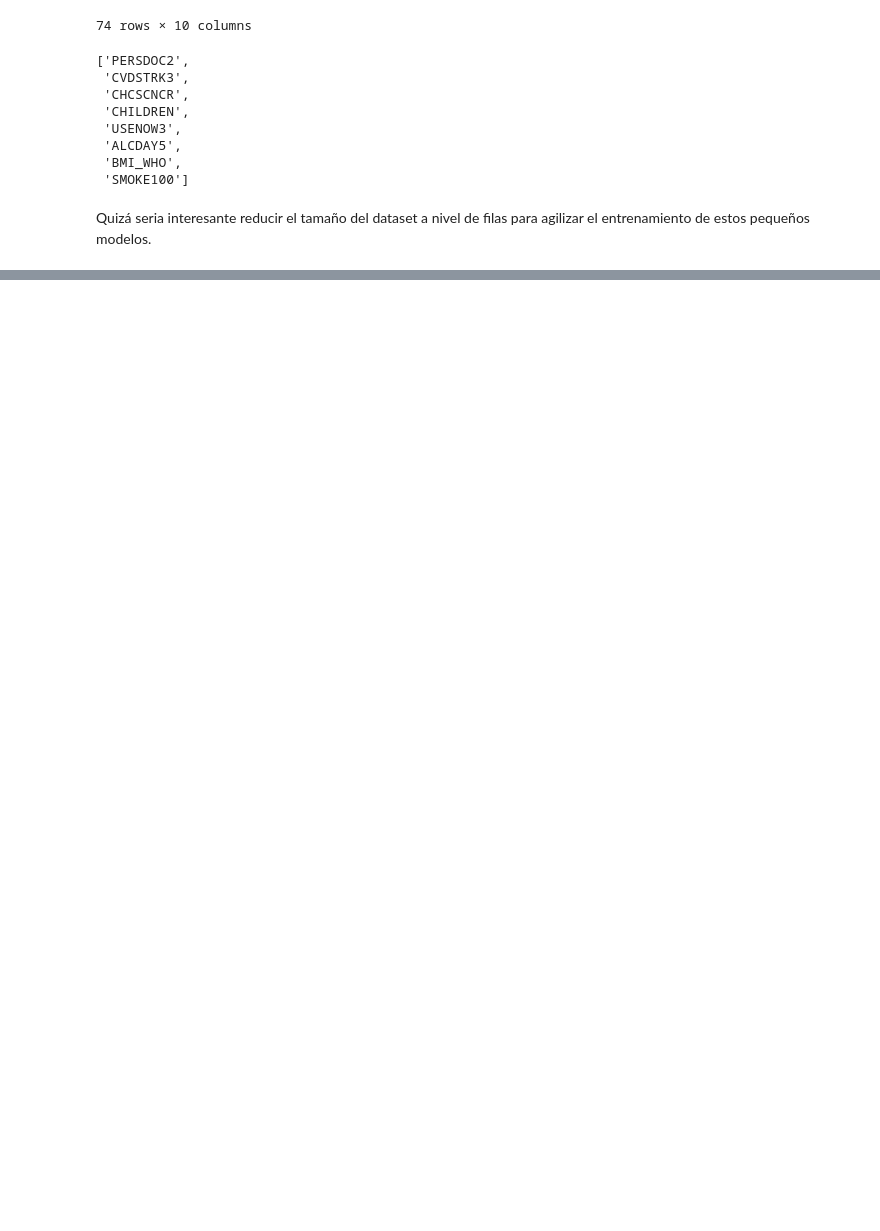
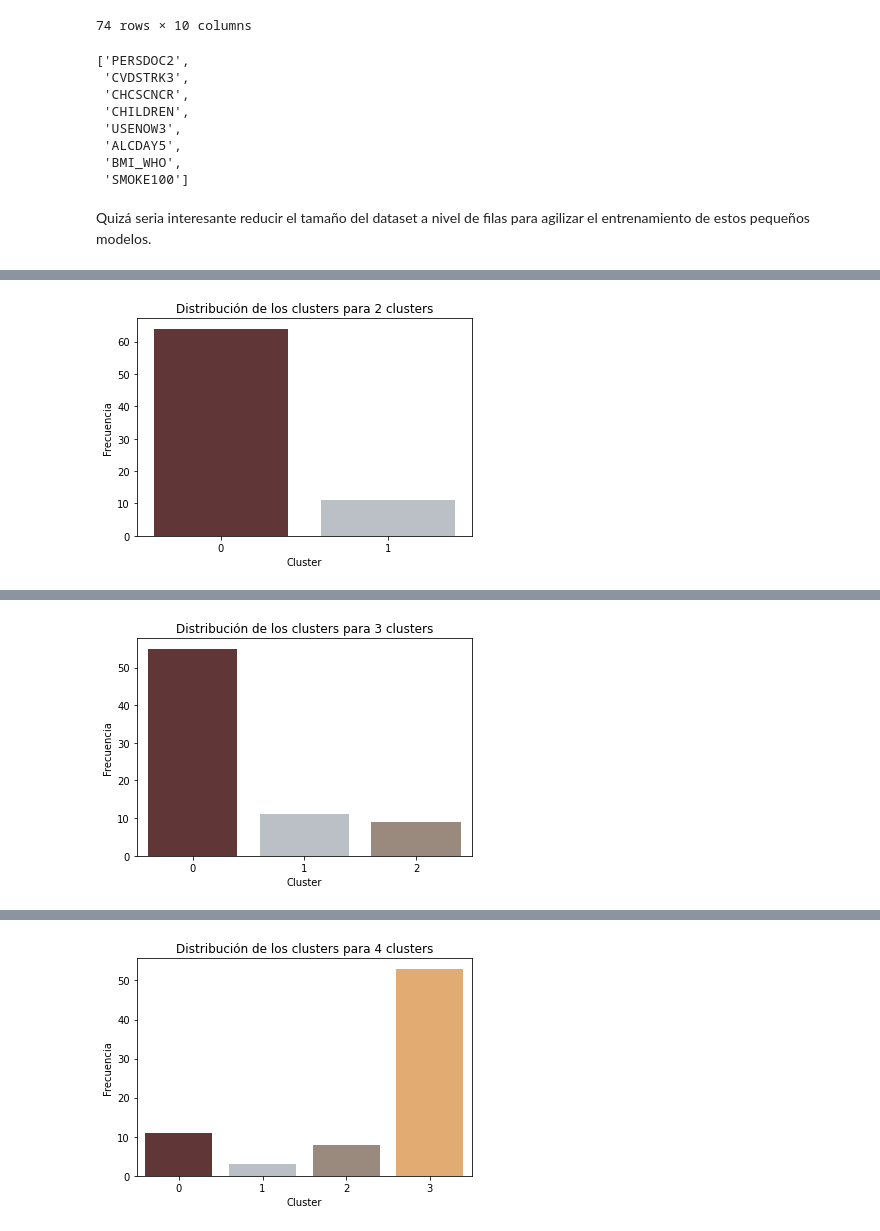
Before and after one commit to gmolinga/ML-MSc-capstone-project, a Jupyter notebook: group_features_using_clustering.ipynb, the cells around one changed output, grey strips where cells are left out. Cells and saved outputs as stored; diff of their text form; code cells hidden in the pictures; blank space fills up the shorter version.

Commit message:
Actualización sin fichero extra

```diff
--- a/group_features_using_clustering.ipynb
+++ b/group_features_using_clustering.ipynb
@@ -614,8 +636,8 @@ dict(zip(('a','b','c'),(11,44,77)))
 '''crear otro diccionario que te de máximo 1/3 de la longitud del
 diccionario original'''
 
-diccionario_sizes=dict(zip(diccionario8,
-            [max(1,int(len(g)/3)) for g in diccionario8.values()]))
+diccionario_sizes=dict(zip(diccionario_cluster,
+            [max(1,int(len(g)/3)) for g in diccionario_cluster.values()]))
 
 #sobreescribimos y le decimos que coja máximo 1 vv de cada set
 #diccionario_sizes=dict(zip(diccionario8,[1]*len(diccionario8)))
@@ -630,12 +652,12 @@ from sklearn.feature_selection import mutual_info_classif
 best_predictors = {}
 
 # Diccionario de clusters
-diccionario8  # Tu diccionario aquí
+diccionario_cluster  # Tu diccionario aquí
 
 # df de variables predictoras
 x_val_s  # Tu DataFrame aquí
 
-for cluster_name, predictors in diccionario8.items():
+for cluster_name, predictors in diccionario_cluster.items():
     # Subconjunto de df para el cluster actual
     cluster = x_val_s[predictors]
 
@@ -1096,0 +1093,11 @@ for i=0 to 7
+# %%
+# Determinamos cual es el minimo numero de variables que hay en todos los clusters
+
+minimo_num_variable = 500
+for i in range(0, num_clusters):
+    num_variable = len(diccionario_cluster[i])
+    print(num_variable)
+    if num_variable < minimo_num_variable:
+        minimo_num_variable = num_variable
+
+print(minimo_num_variable)
@@ -1096,0 +1215,58 @@ for i=0 to 7
+# %%
+# calcular scores para 2 a 9 clusters - KMeans con correlacion
+
+import numpy as np
+from sklearn.cluster import SpectralClustering
+from sklearn.datasets import make_blobs
+from sklearn.preprocessing import StandardScaler
+
+resultados_2 = []  # Crear una lista vacía para almacenar los resultados
+
+x_train_transposed.columns = x_train_transposed.columns.astype(str)
+
+scaler = StandardScaler()
+X_scaled = scaler.fit_transform(x_train_transposed)
+
+for i in range(2,10):
+    spectral_model = SpectralClustering(n_clusters=i, affinity='nearest_neighbors', random_state=42)  # Crea una instancia de KMeans
+    spectral_model.fit_predict(X_scaled) # Ajusta KMeans a tus datos
+    labels2 = spectral_model.labels_  # Obtiene las etiquetas del ajuste actual de KMeans
+
+    # Añadir las etiquetas al DataFrame como una nueva columna
+    x_train_transposed['Cluster_' + str(i)] = labels2
+
+    # Imprimir la frecuencia de observaciones por cluster
+    print(f"Frecuencia de observaciones para {i} clusters:")
+    print(x_train_transposed['Cluster_' + str(i)].value_counts())
+
+
+
+    # Crear un histograma de las distribuciones
+    pal = ["#682F2F","#B9C0C9", "#9F8A78","#F3AB60"]
+    sns.countplot(x=x_train_transposed['Cluster_' + str(i)], palette= pal)
+    plt.title(f"Distribución de los clusters para {i} clusters")
+    plt.xlabel("Cluster")
+    plt.ylabel("Frecuencia")
+    plt.show()
+
+    # Crear un nuevo diccionario para almacenar los resultados de esta iteración
+    scores = {}
+
+    for index_name, index_func in evaluation_indices.items():
+        score = index_func(x_train_transposed.drop(['Cluster_' + str(i)], axis=1), labels2)  # Usa las etiquetas actuales
+        scores[index_name] = score
+
+    # Calcular los índices de Dunn y Hopkins.
+    dunn = dunn_index(x_train_transposed.drop(['Cluster_' + str(i)], axis=1), labels2)  # Usa las etiquetas actuales
+    scores['Dunn Index'] = dunn
+
+    # Añadir los resultados de esta iteración a la lista de resultados
+    resultados_2.append(scores)
+
+
+
+    #     AÑADIR EL SILHOUETE SCORE
+    # Podemos hacer el que mejor prediga por silhouette, o hacer una media de las posiciones que ocupan en cada ranking
+    #       score = silhouette_score(X, labels)
+    #       silhouette_scores.append(score)
+# %% [output]
@@ -1096,0 +1277 @@ for i=0 to 7
+[figure, added]
@@ -1096,0 +1283 @@ for i=0 to 7
+[figure, added]
@@ -1096,0 +1290 @@ for i=0 to 7
+[figure, added]
```
Also changed, not shown: parts of 22 cells of this notebook.
